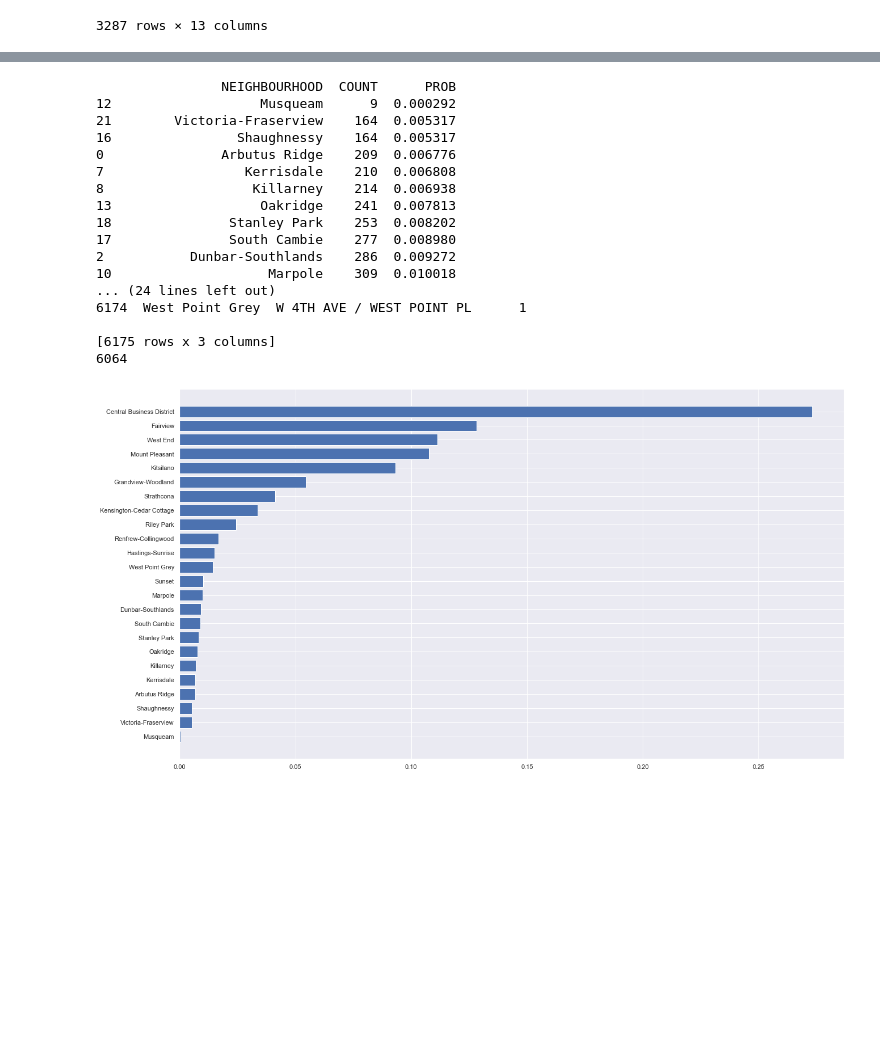
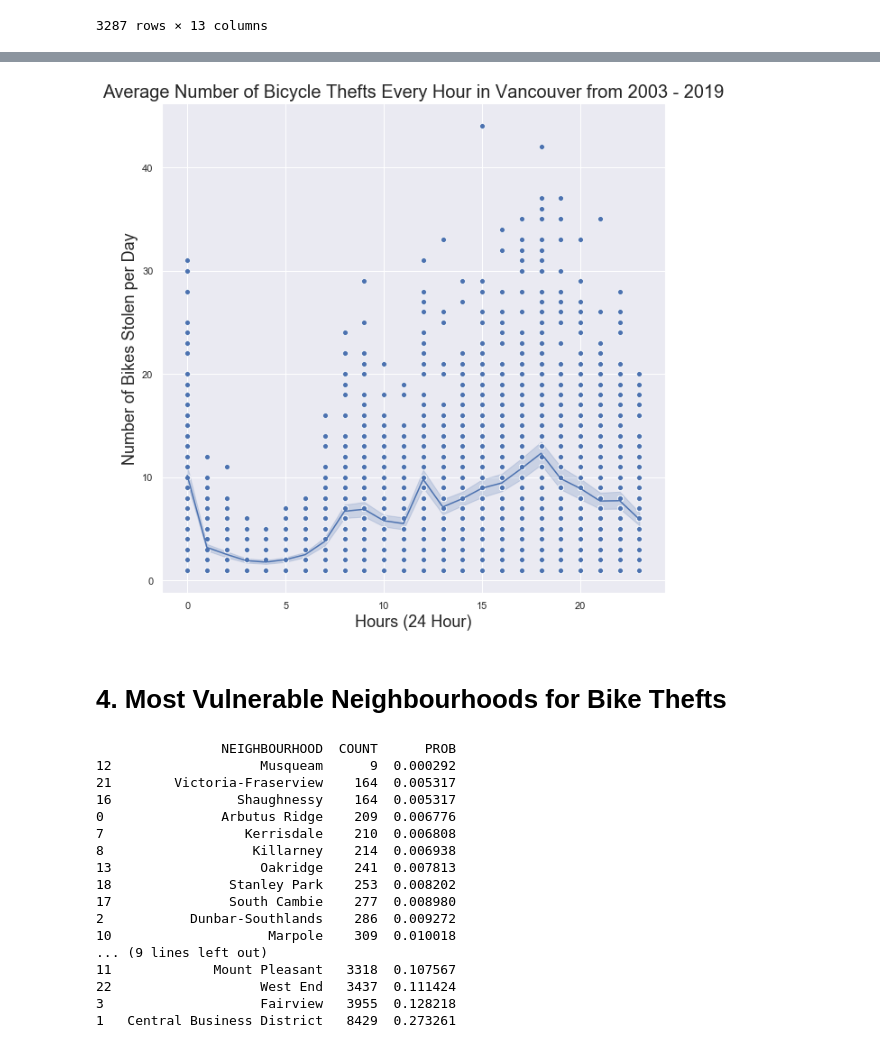
Before and after one commit to WanatabeShin/cmpt-353-final-project, a Jupyter notebook: trend.ipynb, the cells around one changed output, grey strips where cells are left out. Cells and saved outputs as stored; diff of their text form; code cells hidden in the pictures; blank space fills up the shorter version.

```diff
--- a/trend.ipynb
+++ b/trend.ipynb
@@ -154,11 +219,21 @@ print()
+# %%
+plt.figure(figsize=(10, 10))
+
+ax = sns.lineplot(data=df_hours, x="HOUR", y="COUNT")
+sns.scatterplot(df_hours["HOUR"], df_hours["COUNT"])
+ax.set_xlabel("Hours (24 Hour)", size=18)
+ax.set_ylabel("Number of Bikes Stolen per Day", size=18)
+ax.set_title("Average Number of Bicycle Thefts Every Hour in Vancouver from 2003 - 2019", size=20)
+
+plt.show()
+# %% [output]
+[figure, added]
+# %% [markdown]
+# 4. Most Vulnerable Neighbourhoods for Bike Thefts
 # %%
 df_n = data.groupby(data["NEIGHBOURHOOD"]).size().reset_index(name='COUNT').sort_values("COUNT")
 df_n["PROB"] = df_n["COUNT"].apply(lambda x: (x/sum(df_n["COUNT"])))
 print(df_n)
-
-df_b = data.groupby([data["NEIGHBOURHOOD"], data["HUNDRED_BLOCK"]]).size().reset_index(name='COUNT')
-print(df_b)
-print(len(df_b.HUNDRED_BLOCK.unique()))
 # %% [output]
                 NEIGHBOURHOOD  COUNT      PROB
 12                   Musqueam      9  0.000292
@@ -172,14 +247,8 @@ print(len(df_b.HUNDRED_BLOCK.unique()))
 17               South Cambie    277  0.008980
 2           Dunbar-Southlands    286  0.009272
 10                    Marpole    309  0.010018
-... (24 lines left out)
-6174  West Point Grey  W 4TH AVE / WEST POINT PL      1
-
-[6175 rows x 3 columns]
-6064
+... (9 lines left out)
+11             Mount Pleasant   3318  0.107567
+22                   West End   3437  0.111424
+3                    Fairview   3955  0.128218
+1   Central Business District   8429  0.273261
-# %%
-plt.figure(figsize=(21, 12))
-plt.barh(df_n["NEIGHBOURHOOD"], df_n["PROB"])
-plt.show()
-# %% [output]
-[figure, removed]
```
Also changed, not shown: parts of 26 cells of this notebook, 2 other files.
